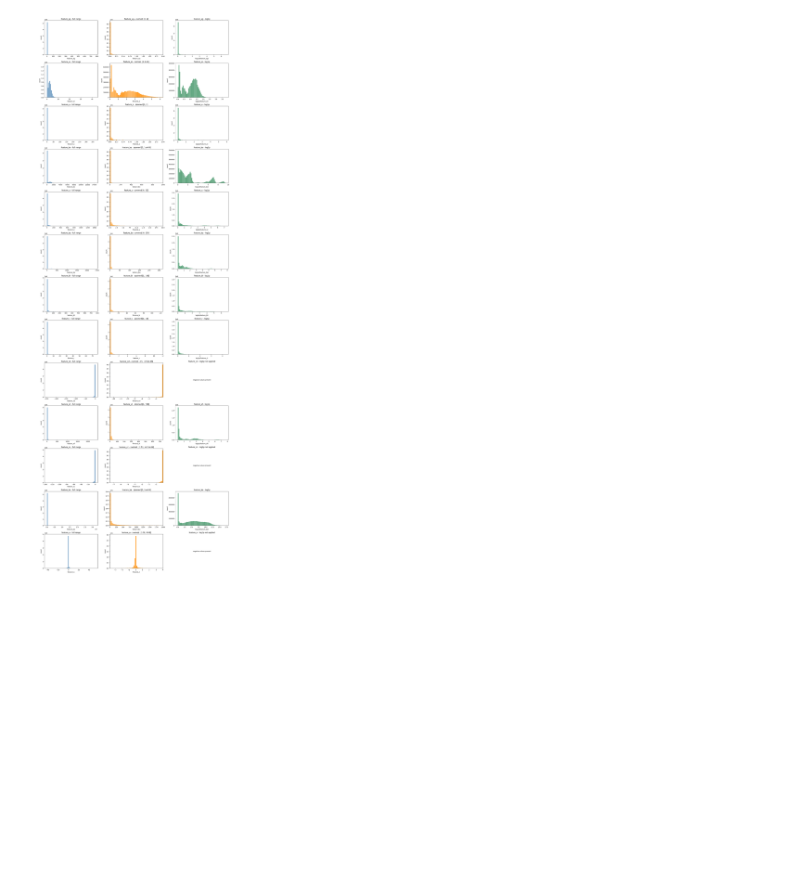
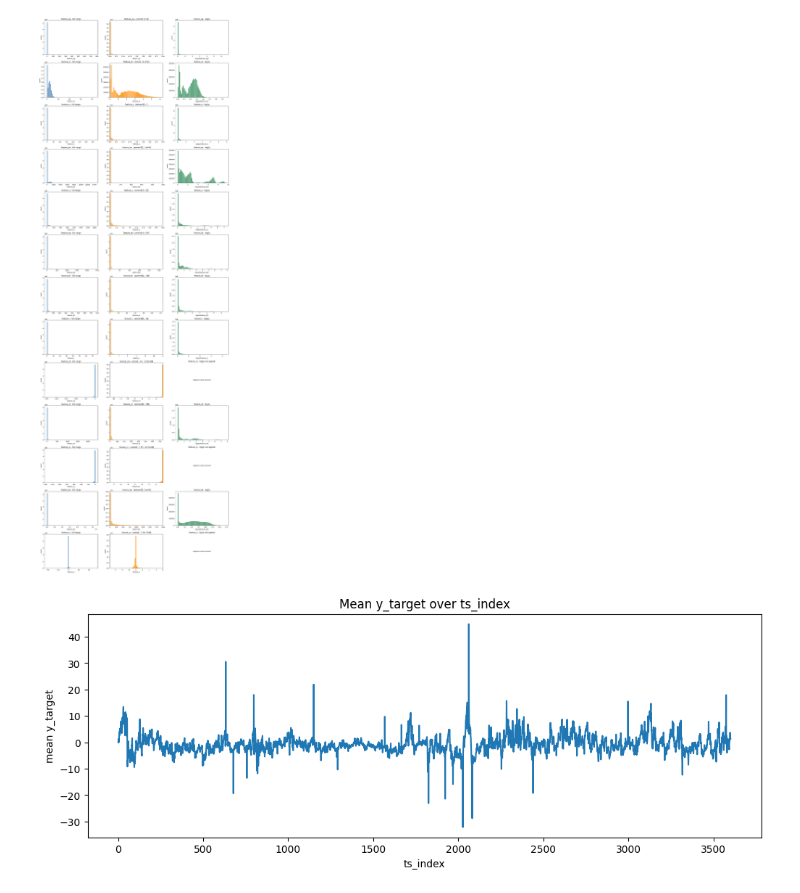
Before and after one commit to MartaTeo/Practical_DL, a Jupyter notebook: EDA-Data_preprocessing_visulisation.ipynb, the cells around one changed output. Drawn from its saved outputs; the diff is of its cells as text; code cells hidden in the pictures; blank space fills up the shorter version.

```diff
--- a/EDA-Data_preprocessing_visulisation.ipynb
+++ b/EDA-Data_preprocessing_visulisation.ipynb
@@ -832,3 +832,14 @@ plot_histograms_near_bulk(
 )
 # %% [output]
 [figure]
+# %%
+mean_by_time = train_eda.groupby("ts_index")["y_target"].mean()
+
+plt.figure(figsize=(12,4))
+plt.plot(mean_by_time.index, mean_by_time.values)
+plt.title("Mean y_target over ts_index")
+plt.xlabel("ts_index")
+plt.ylabel("mean y_target")
+plt.show()
+# %% [output]
+[figure, added]
```
Also changed, not shown: parts of 17 cells of this notebook.
